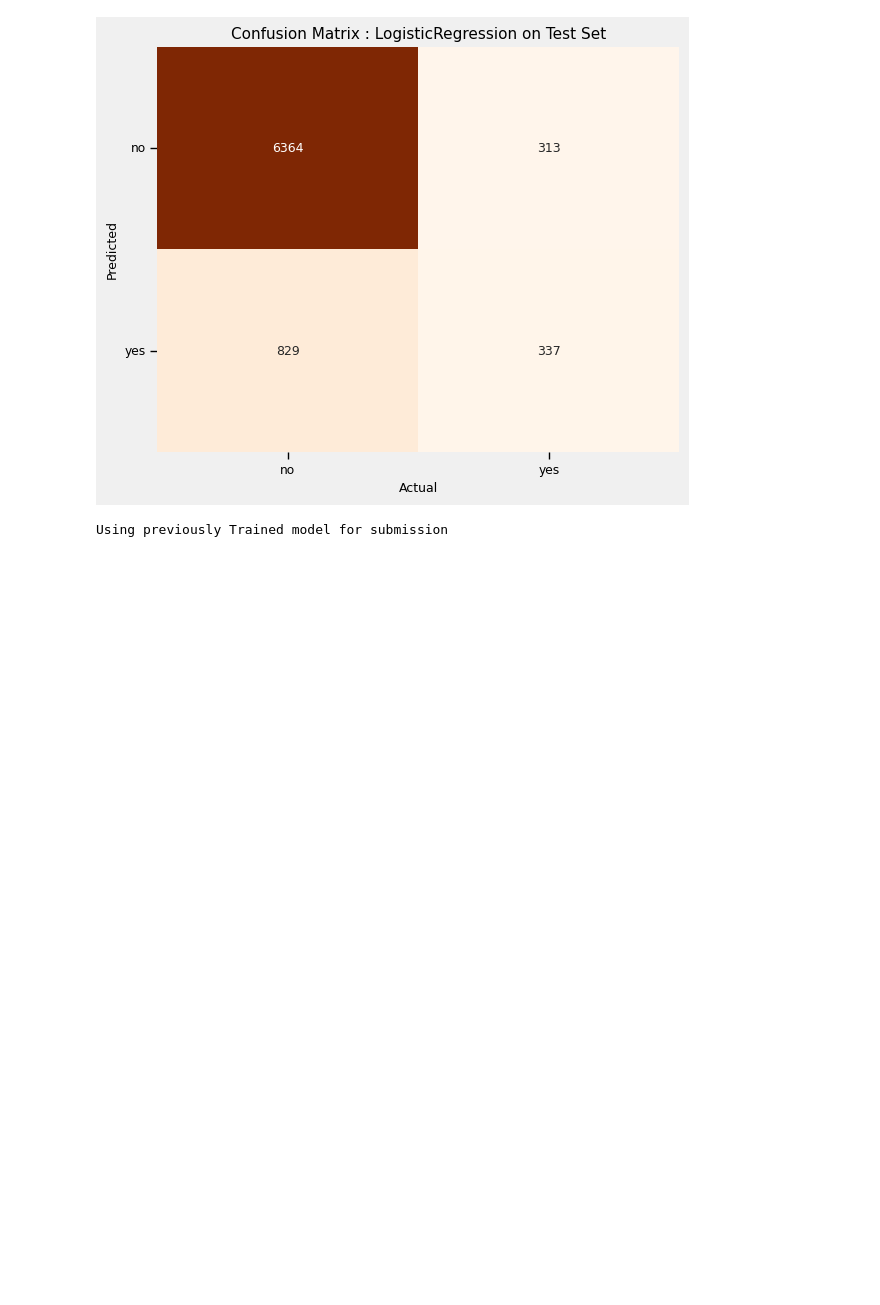
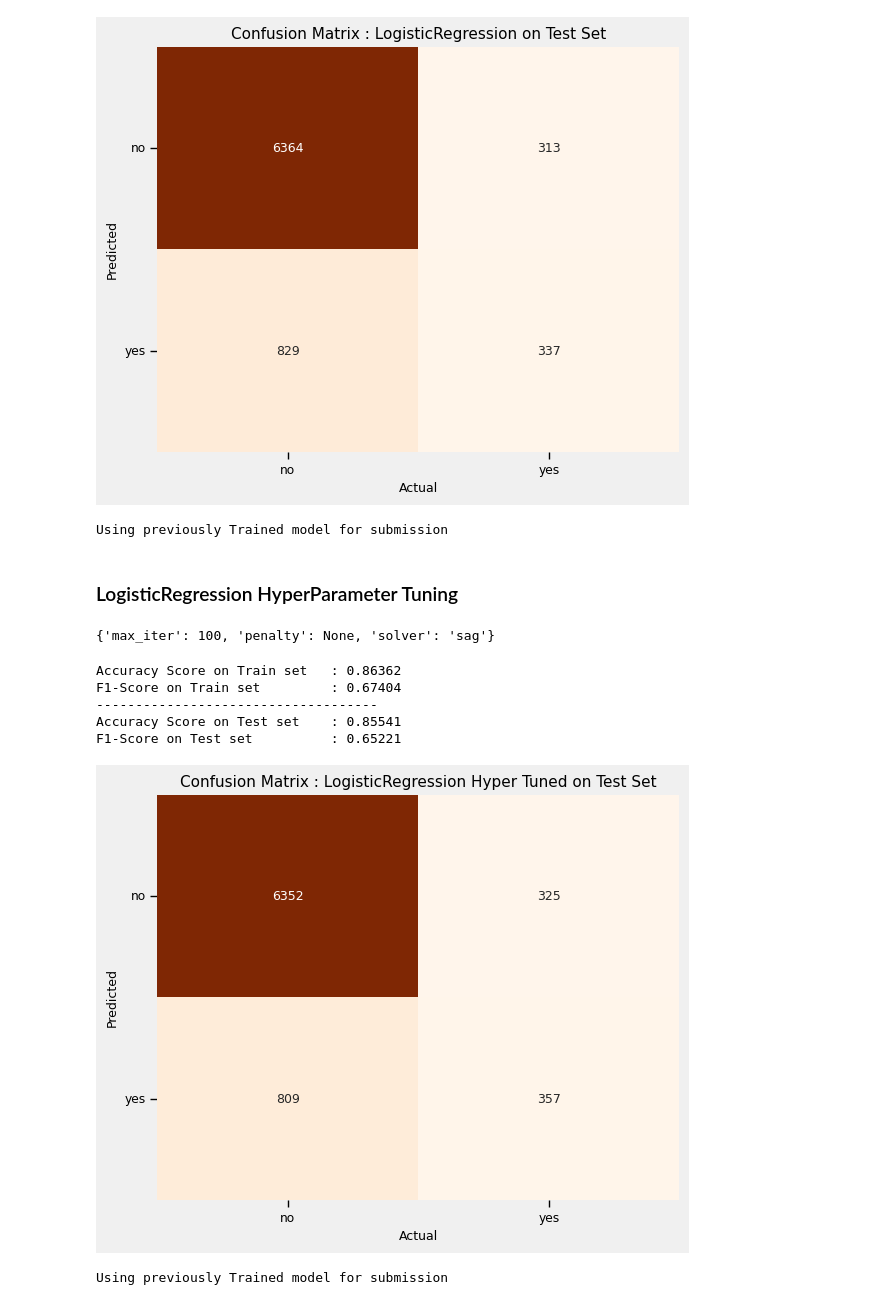
Before and after one commit to jishnukoliyadan/Predicting-the-Success-of-Bank-telemarketing, a Jupyter notebook: notebook/Predict-Success-of-Bank-telemarketing.ipynb, the cells around one changed output. Drawn from its saved outputs; the diff is of its cells as text; code cells hidden in the pictures; blank space fills up the shorter version.

Commit message:
HyperParam tunned on LR splited data

```diff
--- a/notebook/Predict-Success-of-Bank-telemarketing.ipynb
+++ b/notebook/Predict-Success-of-Bank-telemarketing.ipynb
@@ -955,3 +956,56 @@ Accuracy Score on Test set    : 0.85439
 F1-Score on Test set          : 0.6444
 [figure]
 Using previously Trained model for submission
+# %% [markdown]
+### LogisticRegression HyperParameter Tuning
+# %%
+# https://stackoverflow.com/a/71583205
+# https://machinelearningmastery.com/hyperparameters-for-classification-machine-learning-algorithms/
+
+grid_params = {'penalty' : ['elasticnet', 'l1', 'l2', 'none'],
+               'tol' : [1e-06, 1e-05, 0.0001, 0.001, 0.01],
+               'max_iter' : [100, 150, 200, 300, 400, 500, 1000],
+               'solver' : ['sag', 'liblinear', 'saga', 'lbfgs'],
+               'C' : [0.0001, 0.001, 0.01, 0.1, 0.5, 0.8]}
+
+# Best parameters received post hyper-parameter tuning with cross-validation 5
+grid_params = {'penalty' : [None],
+               # 'tol' : [1e-06], # penalty=None will ignore the C and l1_ratio parameters
+               'max_iter' : [100],
+               'solver' : ['sag'],
+               # 'C' : [0.0001], # penalty=None will ignore the C and l1_ratio parameters
+              }
+
+gridCV = GridSearchCV(LogisticRegression(n_jobs = -1, random_state = 45, verbose = 0), grid_params,
+                      cv = 2, scoring = 'f1_macro', n_jobs = -1)
+
+gridCV.fit(tansformed_train_X, y_train)
+gridCV.best_params_
+# %% [output]
+{'max_iter': 100, 'penalty': None, 'solver': 'sag'}
+# %%
+clf_name = 'LogisticRegression-Hyper-Base'
+logistClassifier_, logist_f1Score = train_partial_classifier_model(LogisticRegression(
+                                                                        **gridCV.best_params_, n_jobs = -1,
+                                                                        random_state = 45, verbose = 0),
+                                                                   trainX_ = tansformed_train_X,
+                                                                   trainY_ = y_train,
+                                                                   testX_ = tansformed_test_X,
+                                                                   testY_ = y_test,
+                                                                   text_  = 'LogisticRegression Hyper Tuned',
+                                                                   plot_cm = True,
+                                                                   onTrain = True)
+
+model_performance_df.loc[len(model_performance_df)] = [clf_name, gridCV.best_params_, logist_f1Score]
+
+submission_classifier(classifier_ = logistClassifier_, filename = 'submission', clf_name = clf_name,
+                      trainX_og = og_tansformed_train_X, trainY_og = trainDF_most_Y,
+                      testX_ = og_tansformed_test_X, submission_DF = submissionDF, train = False)
+# %% [output]
+Accuracy Score on Train set   : 0.86362
+F1-Score on Train set         : 0.67404
+------------------------------------
+Accuracy Score on Test set    : 0.85541
+F1-Score on Test set          : 0.65221
+[figure, added]
+Using previously Trained model for submission
```
Also changed, not shown: parts of 2 cells of this notebook, 2 other files.
